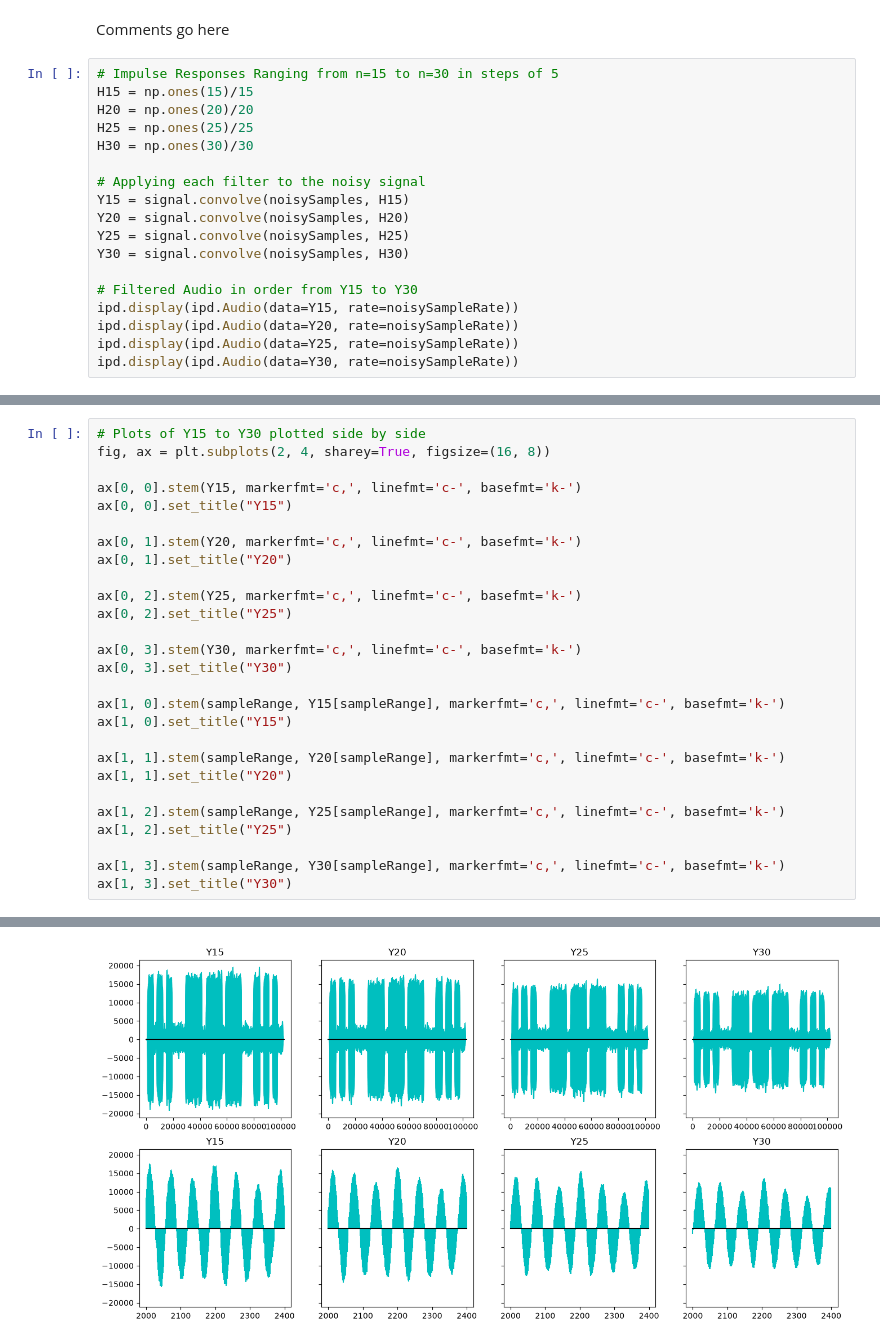
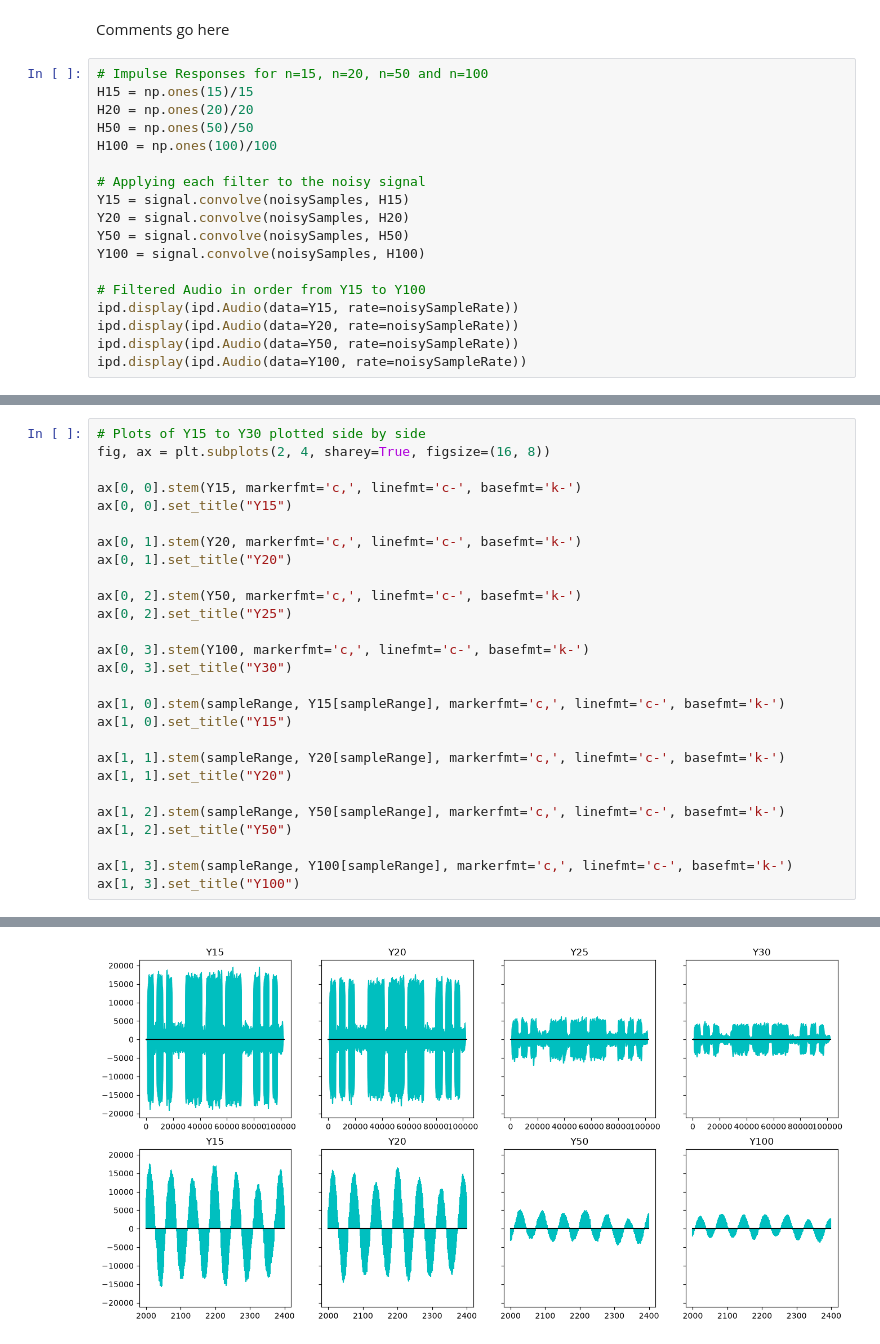
Before and after one commit to jdel0017/CCE2203-Lab1, a Jupyter notebook: main.ipynb, the cells around one changed output, grey strips where cells are left out. Saved outputs shown, nothing was run; the diff lists cells and outputs as text.

Commit message:
Changed filter values for Question 4.4 for more variation

```diff
--- a/main.ipynb
+++ b/main.ipynb
@@ -196,23 +196,23 @@ Text(0.5, 1.0, 'Filtered␣Signal (n=10)')
 # %% [markdown]
 Comments go here
 # %%
-# Impulse Responses Ranging from n=15 to n=30 in steps of 5
+# Impulse Responses for n=15, n=20, n=50 and n=100
 H15 = np.ones(15)/15
 H20 = np.ones(20)/20
-H25 = np.ones(25)/25
-H30 = np.ones(30)/30
+H50 = np.ones(50)/50
+H100 = np.ones(100)/100
 
 # Applying each filter to the noisy signal
 Y15 = signal.convolve(noisySamples, H15)
 Y20 = signal.convolve(noisySamples, H20)
-Y25 = signal.convolve(noisySamples, H25)
-Y30 = signal.convolve(noisySamples, H30)
+Y50 = signal.convolve(noisySamples, H50)
+Y100 = signal.convolve(noisySamples, H100)
 
-# Filtered Audio in order from Y15 to Y30
+# Filtered Audio in order from Y15 to Y100
 ipd.display(ipd.Audio(data=Y15, rate=noisySampleRate))
 ipd.display(ipd.Audio(data=Y20, rate=noisySampleRate))
-ipd.display(ipd.Audio(data=Y25, rate=noisySampleRate))
-ipd.display(ipd.Audio(data=Y30, rate=noisySampleRate))
+ipd.display(ipd.Audio(data=Y50, rate=noisySampleRate))
+ipd.display(ipd.Audio(data=Y100, rate=noisySampleRate))
 # %% [output]
 [interactive output not drawn]
 [interactive output not drawn]
@@ -228,10 +228,10 @@ ax[0, 0].set_title("Y15")
 ax[0, 1].stem(Y20, markerfmt='c,', linefmt='c-', basefmt='k-')
 ax[0, 1].set_title("Y20")
 
-ax[0, 2].stem(Y25, markerfmt='c,', linefmt='c-', basefmt='k-')
+ax[0, 2].stem(Y50, markerfmt='c,', linefmt='c-', basefmt='k-')
 ax[0, 2].set_title("Y25")
 
-ax[0, 3].stem(Y30, markerfmt='c,', linefmt='c-', basefmt='k-')
+ax[0, 3].stem(Y100, markerfmt='c,', linefmt='c-', basefmt='k-')
 ax[0, 3].set_title("Y30")
 
 ax[1, 0].stem(sampleRange, Y15[sampleRange], markerfmt='c,', linefmt='c-', basefmt='k-')
@@ -240,9 +240,9 @@ ax[1, 0].set_title("Y15")
 ax[1, 1].stem(sampleRange, Y20[sampleRange], markerfmt='c,', linefmt='c-', basefmt='k-')
 ax[1, 1].set_title("Y20")
 
-ax[1, 2].stem(sampleRange, Y25[sampleRange], markerfmt='c,', linefmt='c-', basefmt='k-')
-ax[1, 2].set_title("Y25")
+ax[1, 2].stem(sampleRange, Y50[sampleRange], markerfmt='c,', linefmt='c-', basefmt='k-')
+ax[1, 2].set_title("Y50")
 
-ax[1, 3].stem(sampleRange, Y30[sampleRange], markerfmt='c,', linefmt='c-', basefmt='k-')
-ax[1, 3].set_title("Y30")
+ax[1, 3].stem(sampleRange, Y100[sampleRange], markerfmt='c,', linefmt='c-', basefmt='k-')
+ax[1, 3].set_title("Y100")
 # %% [output]
@@ -250 +250 @@ Text(0.5, 1.0, 'Y30')
-[figure, old version]
+[figure, new version]
```
Also changed, not shown: parts of 1 cell of this notebook.
